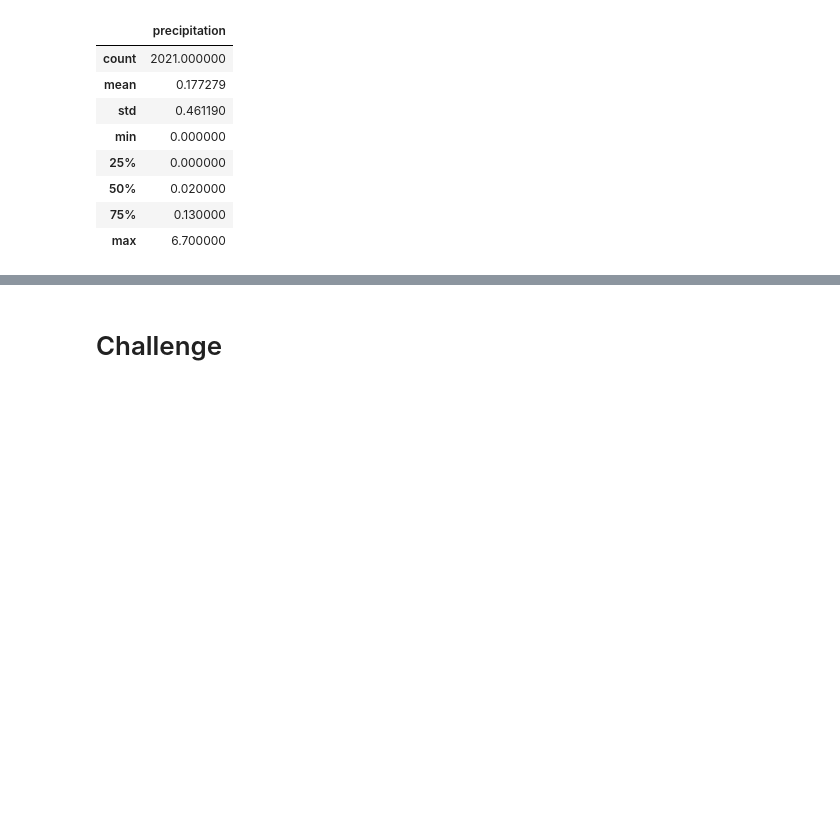
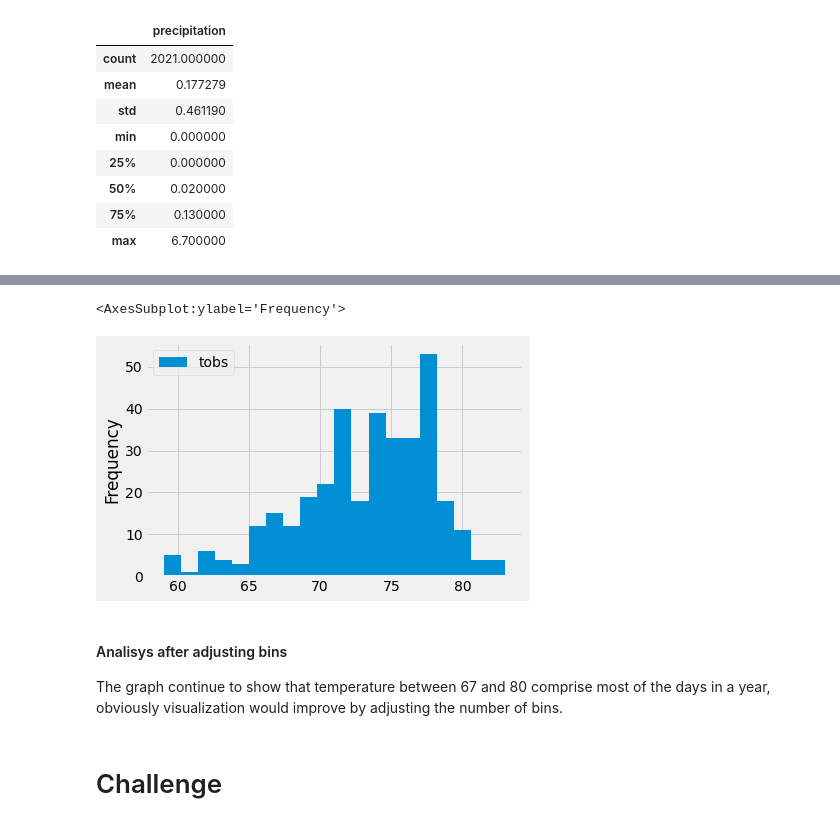
Before and after one commit to DavidGGonzalez/Surfs_Up, a Jupyter notebook: climate_analysis.ipynb, the cells around one changed output, grey strips where cells are left out. Saved outputs shown, nothing was run; the diff lists cells and outputs as text; code cells hidden in the pictures; blank space fills up the shorter version.

Commit message:
Right after completing section 9.3.4

```diff
--- a/climate_analysis.ipynb
+++ b/climate_analysis.ipynb
@@ -206,3 +373,12 @@ df.describe()
+# %%
+# Adjust bins to 20
+df.plot.hist(bins=20)
+# %% [output]
+<AxesSubplot:ylabel='Frequency'>
+[figure, added]
+# %% [markdown]
+#### Analisys after adjusting bins
+The graph continue to show that temperature between 67 and 80 comprise most of the days in a year, obviously visualization would improve by adjusting the number of bins.
 # %%
 # Write a function called `calc_temps` that will accept start date and end date in the format '%Y-%m-%d'
 # and return the minimum, average, and maximum temperatures for that range of dates
```
Also changed, not shown: parts of 23 cells of this notebook, 1 other file.
